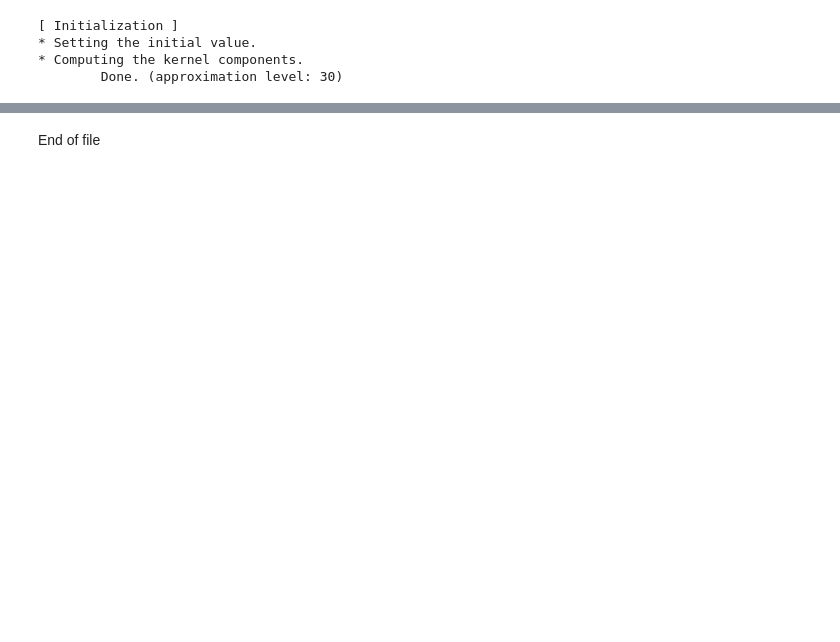
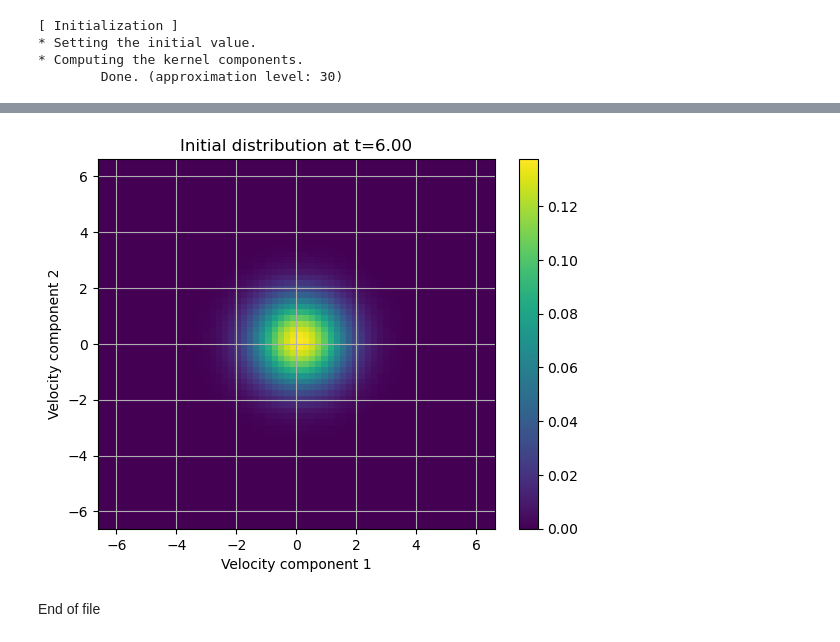
Before and after one commit to Gwangjae-Jung/deep_numerical, a Jupyter notebook: experiments_numerical/FSM_Boltzmann__VSS.ipynb, the cells around one changed output, grey strips where cells are left out. Saved outputs shown, nothing was run; the diff lists cells and outputs as text; code cells hidden in the pictures; blank space fills up the shorter version.

```diff
--- a/experiments_numerical/FSM_Boltzmann__VSS.ipynb
+++ b/experiments_numerical/FSM_Boltzmann__VSS.ipynb
@@ -26,7 +26,7 @@ ARR_T:      Tensor      = torch.linspace(MIN_T, MAX_T, NUM_T, **tensor_kwargs)
 
 # Velocity
 DIMENSION:      int         = 2
-RESOLUTION:     int         = 2**5
+RESOLUTION:     int         = 2**6
 MAX_V:          float       = 3.0 / LAMBDA
 V:              Tensor      = velocity_grid(
                                     DIMENSION,
@@ -45,8 +45,8 @@ freqs:      Tensor      = freq_tensor(DIMENSION, RESOLUTION, **tensor_kwargs)
 
 # VHS model
 VSS_COEFF:      float   = 1 / area_of_unit_sphere(DIMENSION)
-VSS_EXP_SPEED:  float   = 0.5
-VSS_EXP_ANGLE:  float   = 0.0
+VSS_EXP_SPEED:  float   = 0.38
+VSS_EXP_ANGLE:  float   = 0.4
 
 # Metric
 METRIC_ORDER:   float   = float('1')
@@ -255,15 +241,18 @@ fig.show()
 # %%
-plt.imshow(arr_distribution[0, 120].reshape(RESOLUTION, RESOLUTION).cpu().numpy(),
+t_idx = 600
+plt.imshow(arr_distribution[0, t_idx].reshape(RESOLUTION, RESOLUTION).cpu().numpy(),
            extent=[-MAX_V, MAX_V, -MAX_V, MAX_V],
            origin='lower', aspect='auto',
            cmap='viridis')
 plt.colorbar()
-plt.title(f"Initial distribution at t={ARR_T[0]:.2f}")
+plt.title(f"Initial distribution at t={ARR_T[t_idx]:.2f}")
 plt.xlabel("Velocity component 1")
 plt.ylabel("Velocity component 2")
 plt.xlim(-MAX_V, MAX_V)
 plt.ylim(-MAX_V, MAX_V)
 plt.grid(True)
 plt.show()
+# %% [output]
+[figure, added]
 # %% [markdown]
 End of file
```
Also changed, not shown: parts of 10 cells of this notebook, 1 other file.
